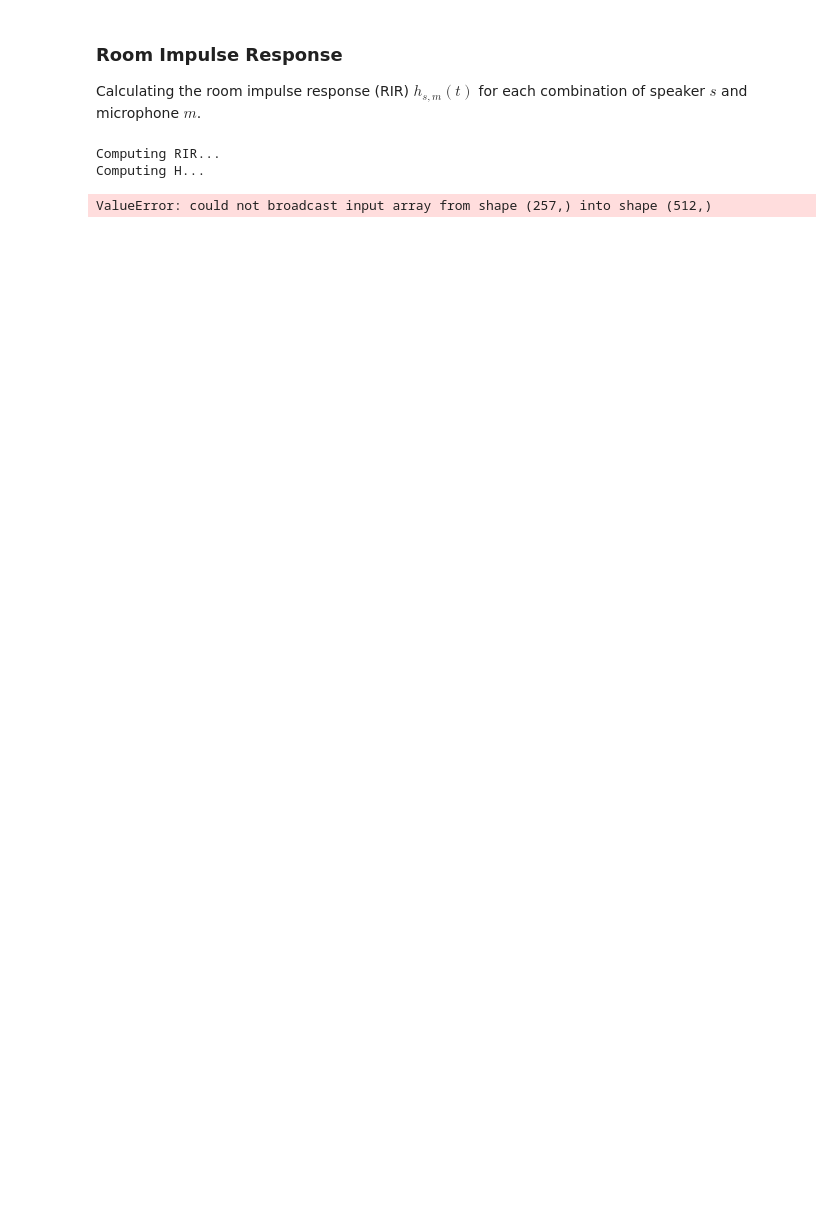
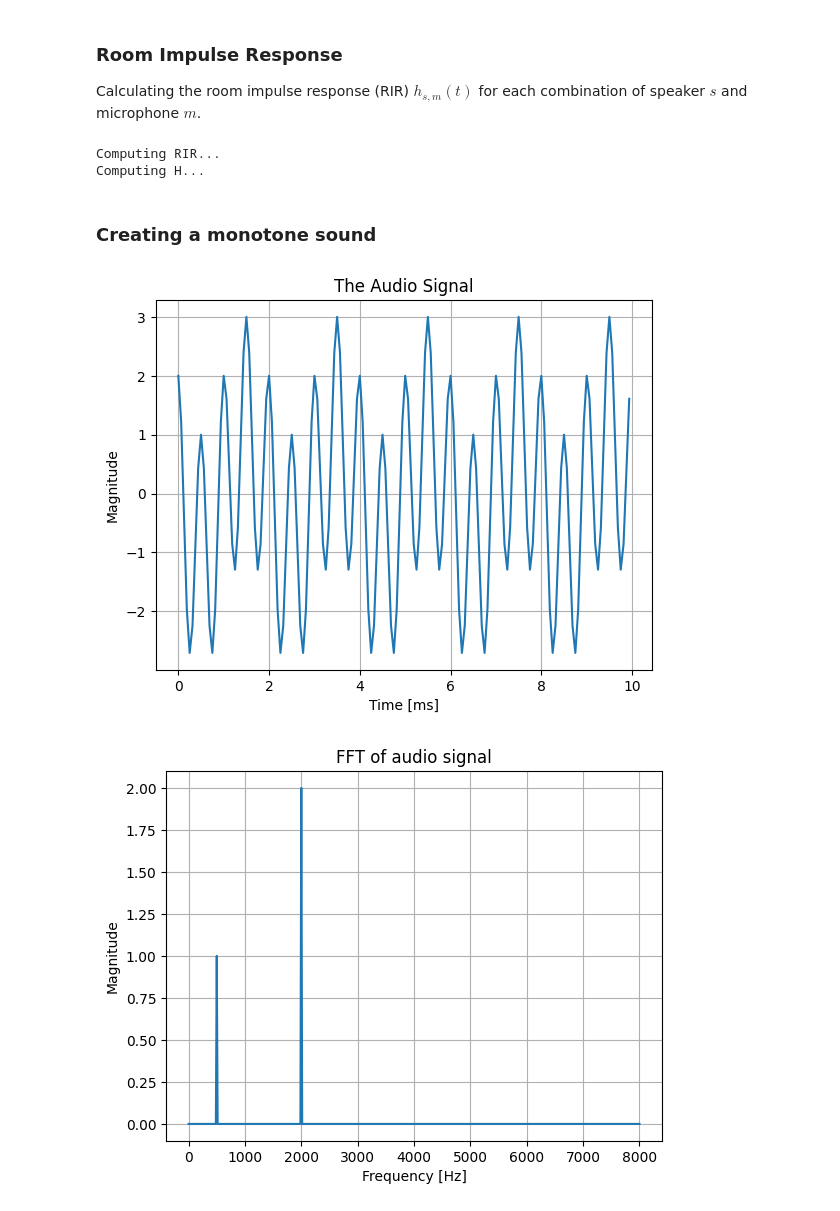
Before and after one commit to felipe-lund/sound-zones, a Jupyter notebook: shoebox_trial_speech.ipynb, the cells around one changed output. Saved outputs shown, nothing was run; the diff lists cells and outputs as text; code cells hidden in the pictures; blank space fills up the shorter version.

```diff
--- a/shoebox_trial_speech.ipynb
+++ b/shoebox_trial_speech.ipynb
@@ -67,18 +77,61 @@ room.plot()
 
 Calculating the room impulse response (RIR)  $h_{s,m}(t)$ for each combination of speaker $s$ and microphone $m$.
 # %%
-nfft = 512      # The number of frequency grid points we want to have
+nfft = 512*2      # The number of frequency grid points we want to have
 
 print('Computing RIR...')
 room.compute_rir()
 
 # A 3D matrix to save the fft of each RIR
 print('Computing H...')
-H_full = np.zeros((num_mics, num_speakers, nfft), dtype=complex)    # All zeros in the beginning
+H_full = np.zeros((num_mics, num_speakers, nfft//2 + 1), dtype=complex)    # All zeros in the beginning
 for m in range(num_mics):
     for s in range(num_speakers):
         H_full[m, s, :] = np.fft.rfft(room.rir[m][s], n=nfft)
+f_axis = np.fft.rfftfreq(nfft, d=1/fs)
 # %% [output]
 Computing RIR...
 Computing H...
-ValueError: could not broadcast input array from shape (257,) into shape (512,)
+# %% [markdown]
+### Creating a monotone sound
+# %%
+# These attributes can be changed to create a signal of your choice
+
+audio_freq = np.array([500, 2000])
+audio_amp = 1
+audio_amp = np.array([1, 2])
+audio_phase = 0
+audio_phase = np.array([np.pi, np.pi/2])
+
+duration = 2.0  # seconds
+# %%
+t_axis = np.arange(0, duration, 1/fs)
+
+audio_time = np.zeros(len(t_axis))
+
+for idx, freq in enumerate(audio_freq):
+    if len(audio_amp) == 1:
+        # all the parts of the signal have the same frequency
+        audio_time += audio_amp * np.sin(2 * np.pi * freq * t_axis  + audio_phase)
+    else:
+        audio_time += audio_amp[idx] * np.sin(2 * np.pi * freq * t_axis  + audio_phase[idx])
+
+# The frequencies of the signal (division of nfft/2 for the magnitude to be correct)
+audio_fft = np.fft.rfft(audio_time, n=nfft)
+
+plt.plot(t_axis[:int(0.01 * fs)]*1_000, audio_time[:int(0.01 * fs)])
+plt.xlabel("Time [ms]")
+plt.ylabel("Magnitude")
+plt.title("The Audio Signal")
+plt.grid(True)
+plt.show()
+
+plt.plot(f_axis, np.abs(audio_fft)/(nfft/2))
+plt.xlabel("Frequency [Hz]")
+plt.ylabel("Magnitude")
+plt.title("FFT of audio signal")
+plt.grid(True)
+plt.show()
+# %% [output]
+[figure, added]
+[figure, added]
```
Also changed, not shown: parts of 13 cells of this notebook, 1 other file.
